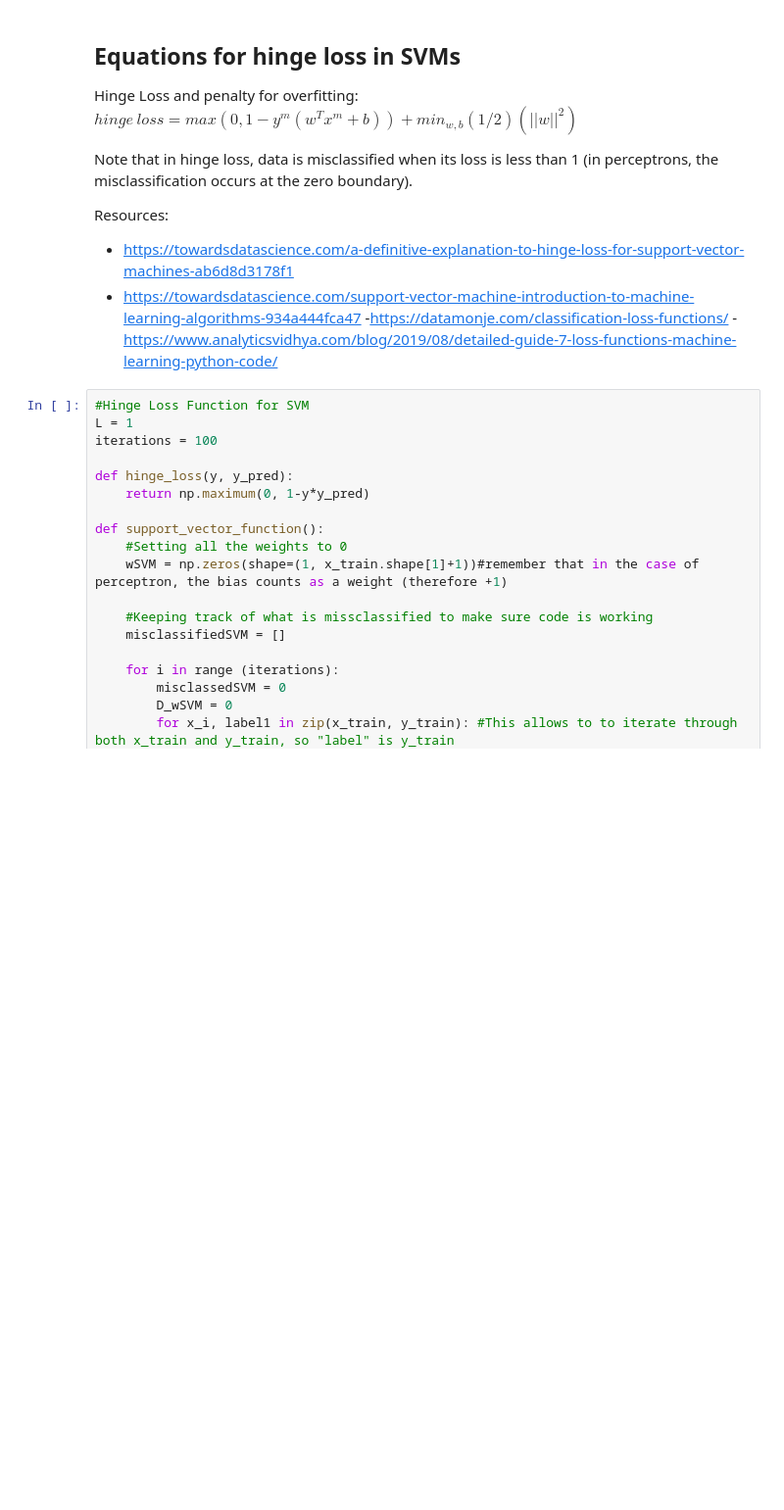
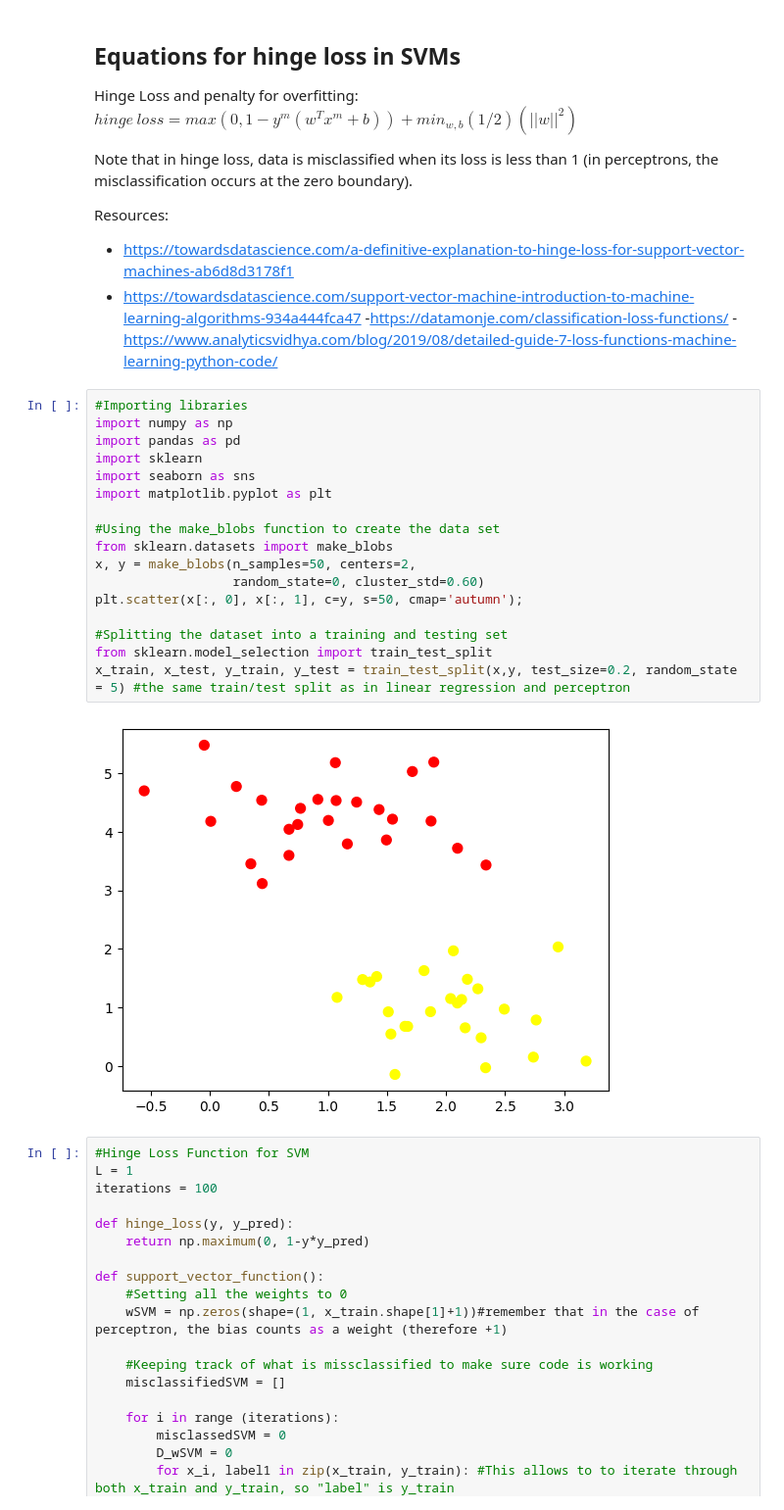
Before and after one commit to Reach-Gina/MachineLearning, a Jupyter notebook: support-vector-machines.ipynb, the cells around one changed output. Shown at 98% size. Saved outputs shown, nothing was run; the diff lists cells and outputs as text; blank space fills up the shorter version.

```diff
--- a/support-vector-machines.ipynb
+++ b/support-vector-machines.ipynb
@@ -20,6 +20,25 @@ Resources:
 - https://towardsdatascience.com/support-vector-machine-introduction-to-machine-learning-algorithms-934a444fca47
 -https://datamonje.com/classification-loss-functions/
 -https://www.analyticsvidhya.com/blog/2019/08/detailed-guide-7-loss-functions-machine-learning-python-code/
+# %%
+#Importing libraries
+import numpy as np
+import pandas as pd
+import sklearn
+import seaborn as sns
+import matplotlib.pyplot as plt
+
+#Using the make_blobs function to create the data set
+from sklearn.datasets import make_blobs
+x, y = make_blobs(n_samples=50, centers=2,
+                  random_state=0, cluster_std=0.60)
+plt.scatter(x[:, 0], x[:, 1], c=y, s=50, cmap='autumn');
+
+#Splitting the dataset into a training and testing set
+from sklearn.model_selection import train_test_split
+x_train, x_test, y_train, y_test = train_test_split(x,y, test_size=0.2, random_state = 5) #the same train/test split as in linear regression and perceptron
+# %% [output]
+[figure, added]
 # %%
 #Hinge Loss Function for SVM
 L = 1
```
